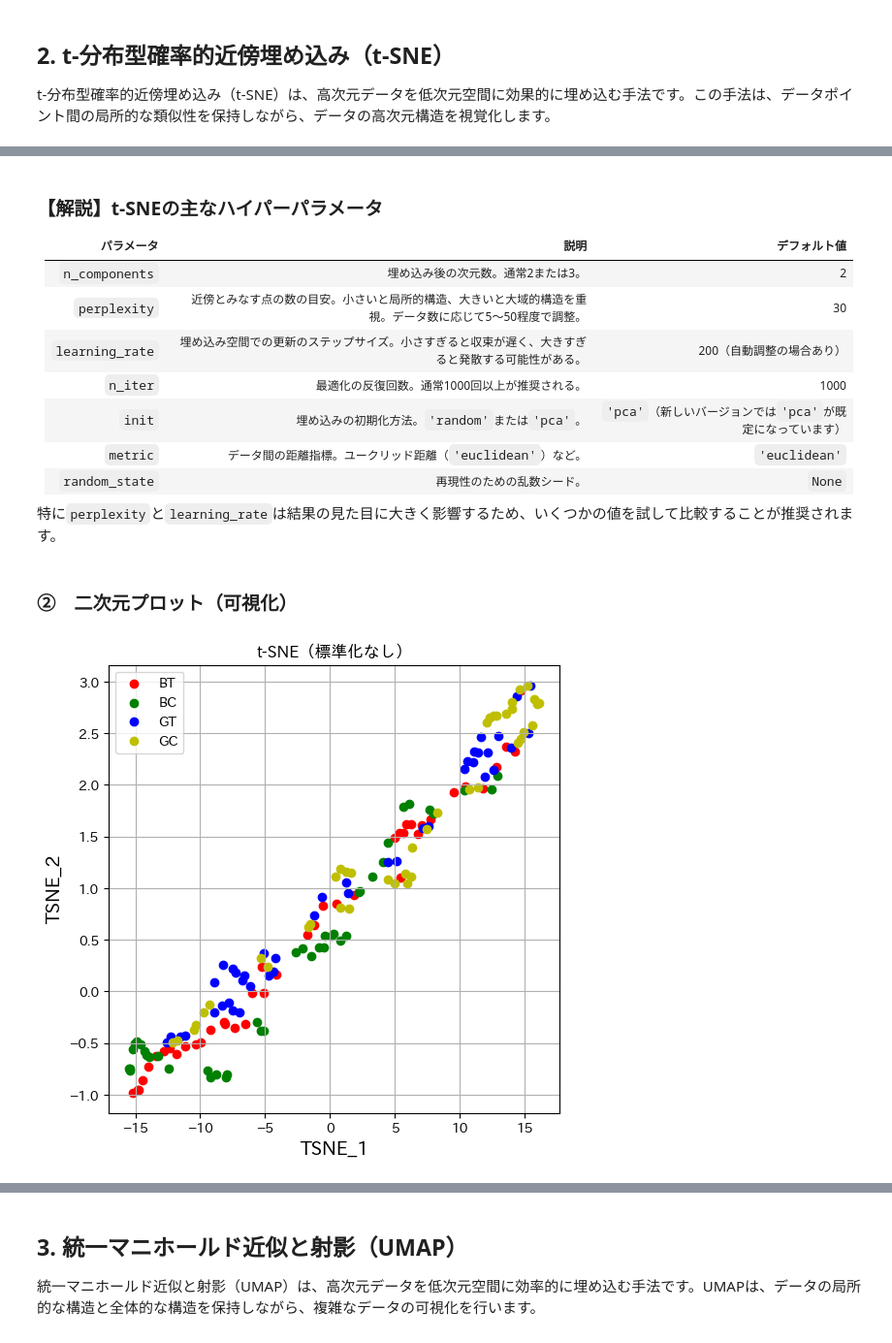
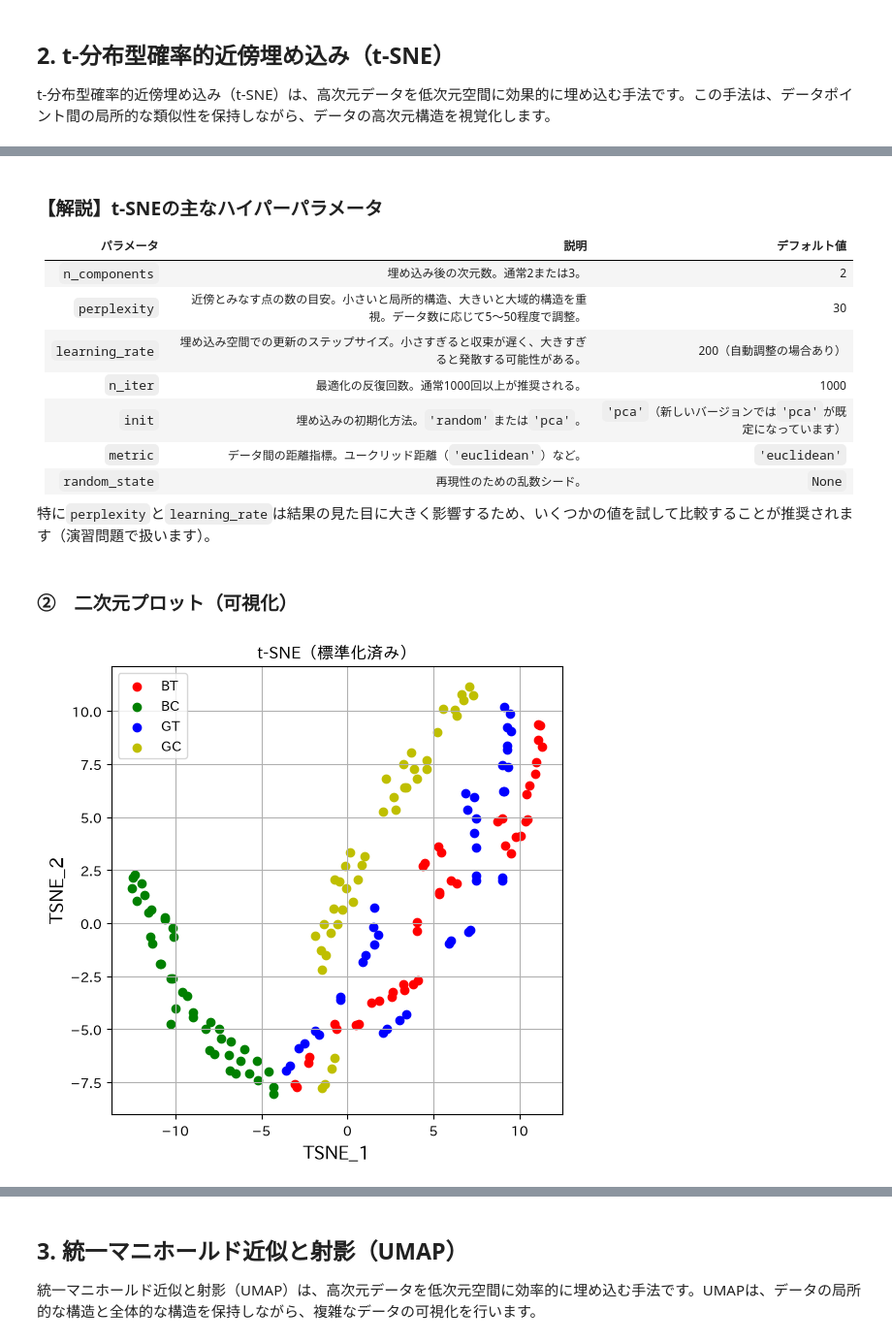
Before and after one commit to ARIM-ACADEMY-2026/Advanced_Tutorial_1_scikit-learn, a Jupyter notebook: Scikit-learn-6_PCA_Clustering.ipynb, the cells around one changed output, grey strips where cells are left out. Shown at 97% size. Saved outputs shown, nothing was run; the diff lists cells and outputs as text; code cells hidden in the pictures.

```diff
--- a/Scikit-learn-6_PCA_Clustering.ipynb
+++ b/Scikit-learn-6_PCA_Clustering.ipynb
@@ -55,5 +58,5 @@ pandasライブラリの`read_csv()`はcsvファイルを読み込むメソッ
 # %%
 #データセットの読み込み
-df=pd.read_csv("data/tea_data.csv")
+df=pd.read_csv("data/tea_data_2.csv")
 df
 # %% [output]
@@ -76,4 +81,10 @@ df
 # %%
 # 数値データ部とラベル部の用意をしましょう
-X = df.drop('tea', axis=1)  # 元素分析データ（Al, Ca, Cu, Fe, K, Mg, Mn, Na, Zn）
-y = df['tea']                # 茶の品種（ラベル、可視化の色分けにのみ使用）
+X = df.drop(['tea', 'Concentration', 'time'], axis=1)  # 元素分析データ（Al, Ca, Cu, Fe, K, Mg, Mn, Na, Zn）
+y = df['tea']                                            # 茶の品種（ラベル、可視化の色分けにのみ使用）
+
+# 抽出条件（後半で使用）
+conditions = pd.DataFrame({
+    'Concentration_num': df['Concentration'].str.rstrip('%').astype(float),
+    'time': df['time']
+})
@@ -325,28 +353,28 @@ X_tsne = tsne.fit_transform(X)
 | `metric` | データ間の距離指標。ユークリッド距離（`'euclidean'`）など。 | `'euclidean'` |
 | `random_state` | 再現性のための乱数シード。 | `None` |
 
-特に`perplexity`と`learning_rate`は結果の見た目に大きく影響するため、いくつかの値を試して比較することが推奨されます。
+特に`perplexity`と`learning_rate`は結果の見た目に大きく影響するため、いくつかの値を試して比較することが推奨されます（演習問題で扱います）。
 # %% [markdown]
 ### ②　二次元プロット（可視化）
 # %%
-# t-SNEのプロット（標準化なし）
+# t-SNEのプロット（標準化済みデータ）
 plt.figure(figsize=(6, 6))
 
 colors = ['r', 'g', 'b','y']
 species = ['BT', 'BC', 'GT','GC']
 
 for color, specie in zip(colors, species):
-    plt.scatter(X_tsne[y == specie, 0], X_tsne[y == specie, 1],
+    plt.scatter(X_tsne_std[y == specie, 0], X_tsne_std[y == specie, 1],
                 label=specie,
                 color=color
                )
 
 plt.xlabel('TSNE_1', fontsize =14)
 plt.ylabel('TSNE_2', fontsize =14)
 
 plt.legend()
 plt.grid()
-plt.title('t-SNE（標準化なし）')
+plt.title('t-SNE（標準化済み）')
 plt.show()
 # %% [output]
-[figure, old version]
+[figure, new version]
```
Also changed, not shown: parts of 104 cells of this notebook, 4 other files.
